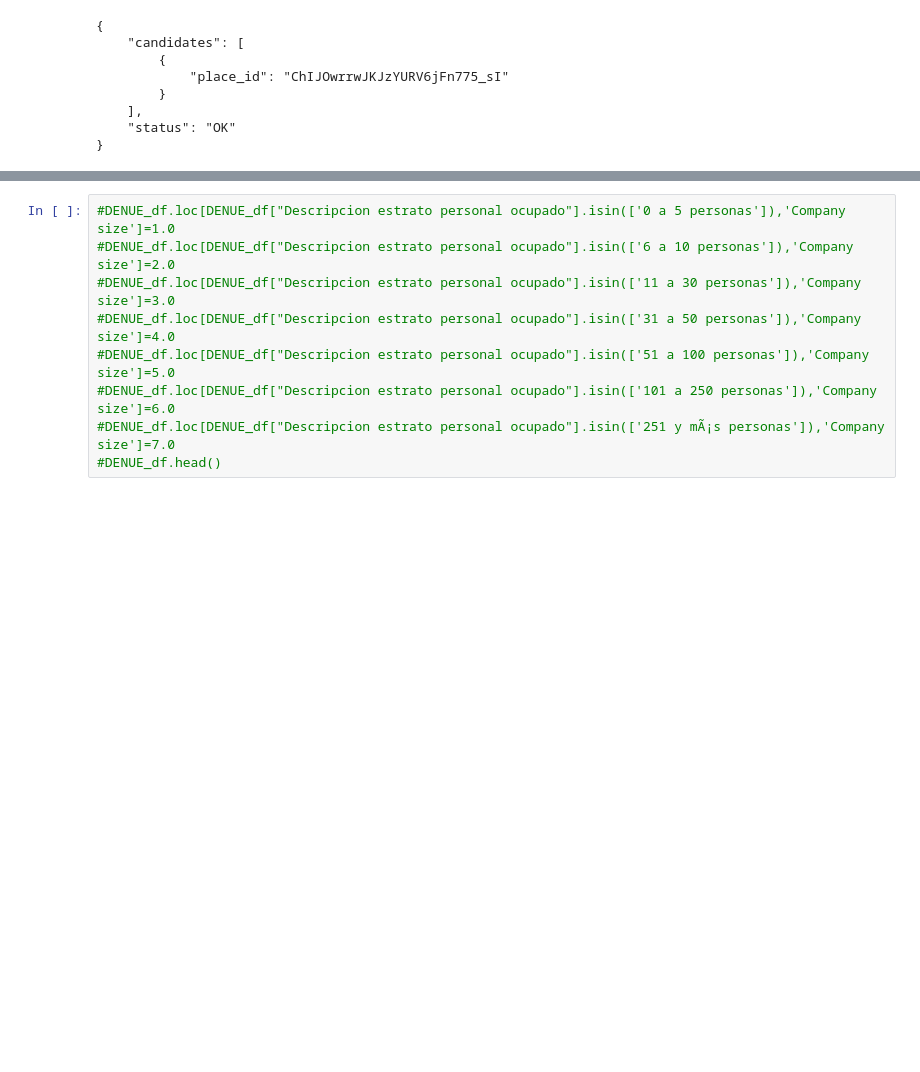
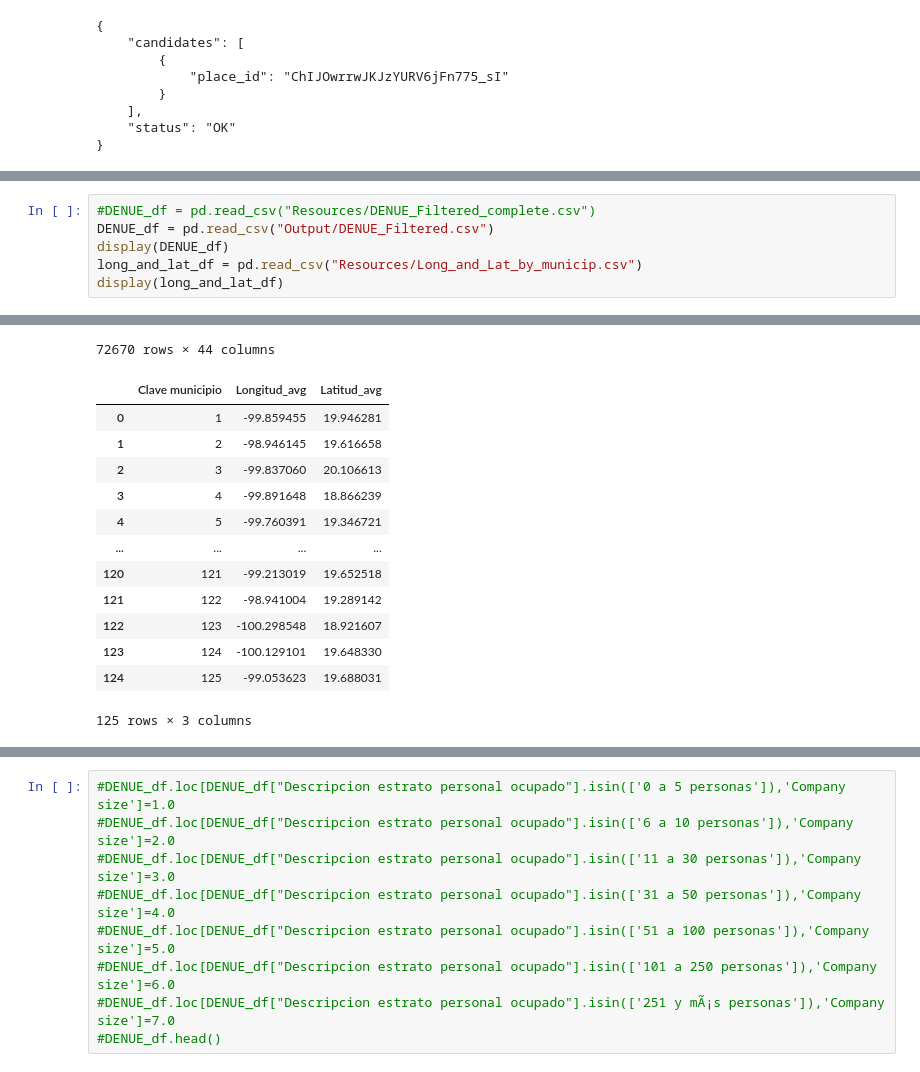
Before and after one commit to JCastilloD/Project-1-Bootcamp, a Jupyter notebook: Data_Retrieval/Google_Data.ipynb, the cells around one changed output, grey strips where cells are left out. Drawn from its saved outputs; the diff is of its cells as text; blank space fills up the shorter version.

```diff
--- a/Data_Retrieval/Google_Data.ipynb
+++ b/Data_Retrieval/Google_Data.ipynb
@@ -120,0 +104,7 @@ DENUE_df
+# %%
+#DENUE_df = pd.read_csv("Resources/DENUE_Filtered_complete.csv")
+DENUE_df = pd.read_csv("Output/DENUE_Filtered.csv")
+display(DENUE_df)
+long_and_lat_df = pd.read_csv("Resources/Long_and_Lat_by_municip.csv")
+display(long_and_lat_df)
+# %% [output]
@@ -121,3 +123,17 @@ DENUE_df
+72670 rows × 44 columns
+|  | Clave municipio | Longitud_avg | Latitud_avg |
+| 0 | 1 | -99.859455 | 19.946281 |
+| 1 | 2 | -98.946145 | 19.616658 |
+| 2 | 3 | -99.837060 | 20.106613 |
+| 3 | 4 | -99.891648 | 18.866239 |
+| 4 | 5 | -99.760391 | 19.346721 |
+| ... | ... | ... | ... |
+| 120 | 121 | -99.213019 | 19.652518 |
+| 121 | 122 | -98.941004 | 19.289142 |
+| 122 | 123 | -100.298548 | 18.921607 |
+| 123 | 124 | -100.129101 | 19.648330 |
+| 124 | 125 | -99.053623 | 19.688031 |
+125 rows × 3 columns
 # %%
 #fig = gmaps.figure()
 
```
Also changed, not shown: parts of 5 cells of this notebook, 7 other files.
